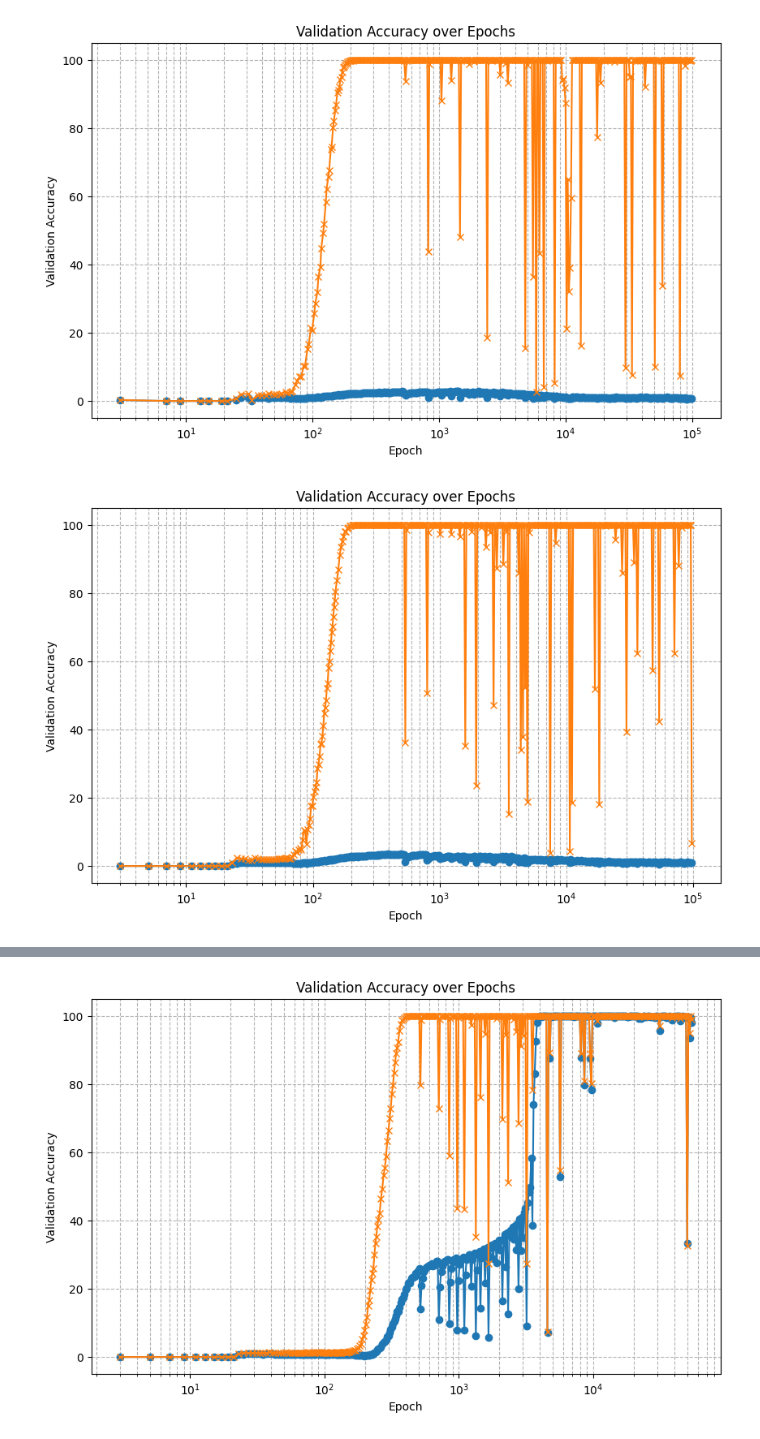
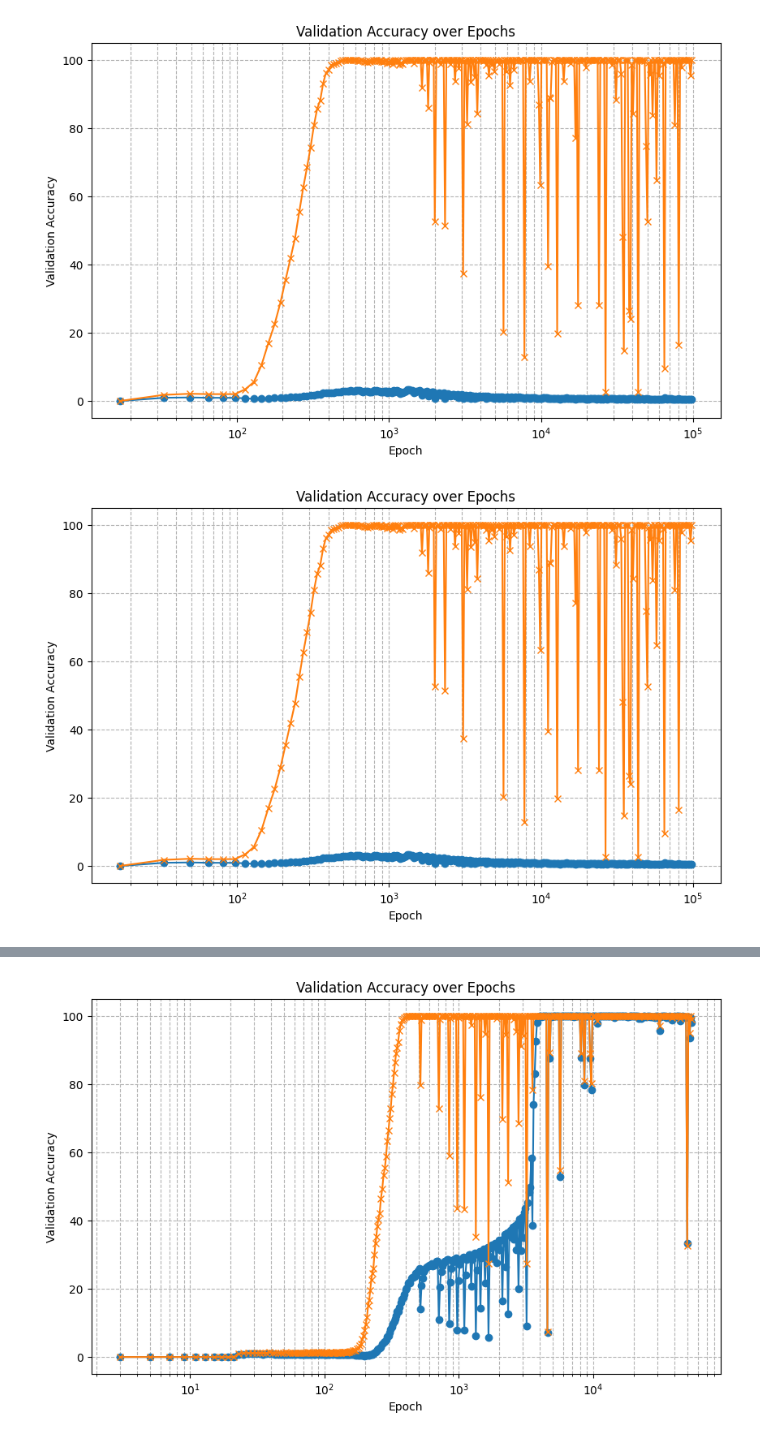
Before and after one commit to cybaj/openai-grok, a Jupyter notebook: nbs/expt.ipynb, the cells around one changed output, grey strips where cells are left out. Drawn from its saved outputs; the diff is of its cells as text; code cells hidden in the pictures.

```diff
--- a/nbs/expt.ipynb
+++ b/nbs/expt.ipynb
@@ -22,8 +149,8 @@ def plot_val_acc(csvpath, scale='arithmetic'):
 # %%
-plot_val_acc("../run-addition-frac-p35-trpct-10/lightning_logs/version_0/metrics.csv", 'log')
+plot_val_acc("../run-addition-frac-p60-trpct10/lightning_logs/version_0/metrics.csv", 'log')
 # %% [output]
-[figure, old version]
+[figure, new version]
 # %%
-plot_val_acc("../run-addition-frac-p50-trpct-10/lightning_logs/version_0/metrics.csv", 'log')
+plot_val_acc("../run-addition-frac-p60-trpct10/lightning_logs/version_0/metrics.csv", 'log')
 # %% [output]
-[figure, old version]
+[figure, new version]
```
Also changed, not shown: parts of 29 cells of this notebook.
